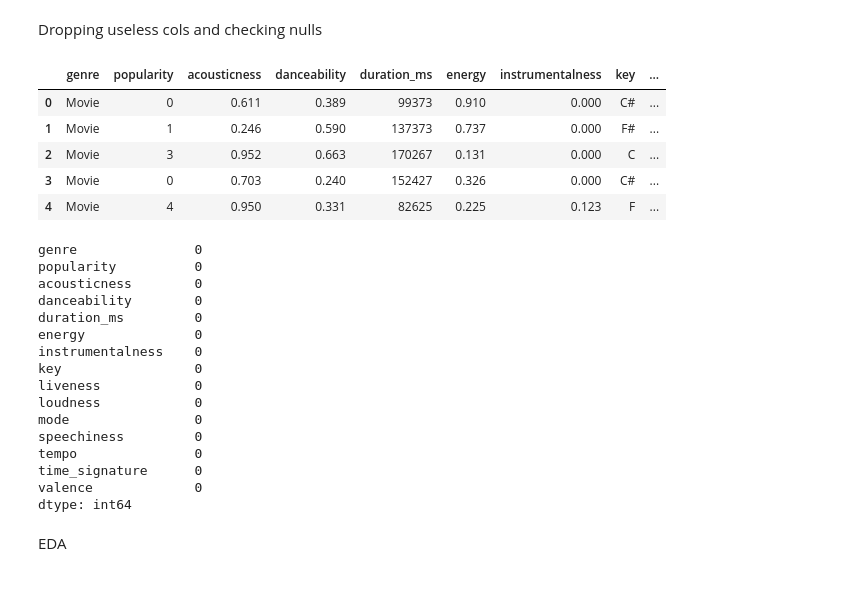
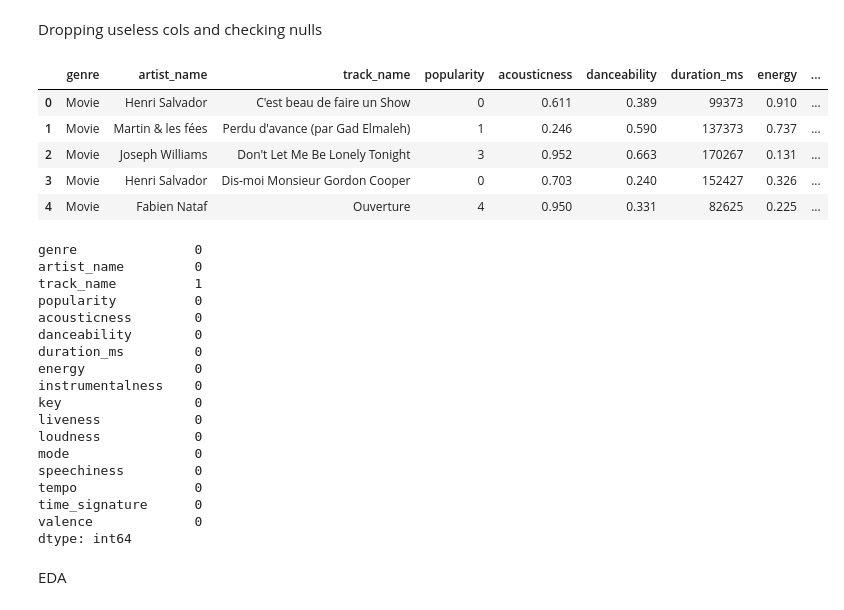
Before and after one commit to varuchi09/Music-popularity-prediction, a Jupyter notebook: proto_mynk.ipynb, the cells around one changed output. Cells and saved outputs as stored; diff of their text form; code cells hidden in the pictures.

```diff
--- a/proto_mynk.ipynb
+++ b/proto_mynk.ipynb
@@ -66,19 +66,22 @@ df.head()
 # %% [markdown]
 Dropping useless cols and checking nulls
 # %%
-df = df.drop(['track_id', 'track_name', 'artist_name'], axis=1)
+# df = df.drop(['track_id', 'track_name', 'artist_name'], axis=1)
+df = df.drop(['track_id'], axis=1)
 df.head()
 # %% [output]
-|  | genre | popularity | acousticness | danceability | duration_ms | energy | instrumentalness | key | ... |
-| 0 | Movie | 0 | 0.611 | 0.389 | 99373 | 0.910 | 0.000 | C# | ... |
-| 1 | Movie | 1 | 0.246 | 0.590 | 137373 | 0.737 | 0.000 | F# | ... |
-| 2 | Movie | 3 | 0.952 | 0.663 | 170267 | 0.131 | 0.000 | C | ... |
-| 3 | Movie | 0 | 0.703 | 0.240 | 152427 | 0.326 | 0.000 | C# | ... |
-| 4 | Movie | 4 | 0.950 | 0.331 | 82625 | 0.225 | 0.123 | F | ... |
+|  | genre | artist_name | track_name | popularity | acousticness | danceability | duration_ms | energy | ... |
+| 0 | Movie | Henri Salvador | C'est beau de faire un Show | 0 | 0.611 | 0.389 | 99373 | 0.910 | ... |
+| 1 | Movie | Martin & les fées | Perdu d'avance (par Gad Elmaleh) | 1 | 0.246 | 0.590 | 137373 | 0.737 | ... |
+| 2 | Movie | Joseph Williams | Don't Let Me Be Lonely Tonight | 3 | 0.952 | 0.663 | 170267 | 0.131 | ... |
+| 3 | Movie | Henri Salvador | Dis-moi Monsieur Gordon Cooper | 0 | 0.703 | 0.240 | 152427 | 0.326 | ... |
+| 4 | Movie | Fabien Nataf | Ouverture | 4 | 0.950 | 0.331 | 82625 | 0.225 | ... |
 # %%
 df.isnull().sum()
 # %% [output]
 genre               0
+artist_name         0
+track_name          1
 popularity          0
 acousticness        0
 danceability        0
```
Also changed, not shown: parts of 4 cells of this notebook.
